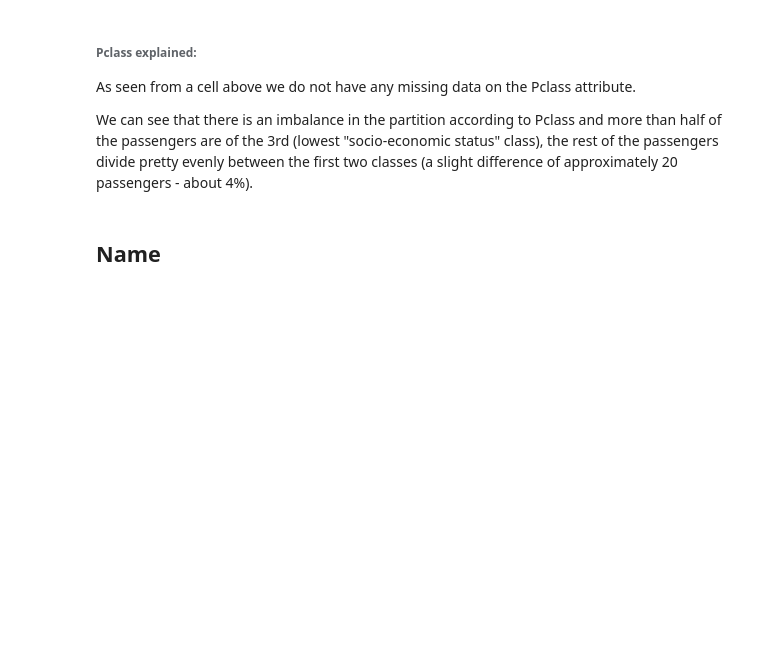
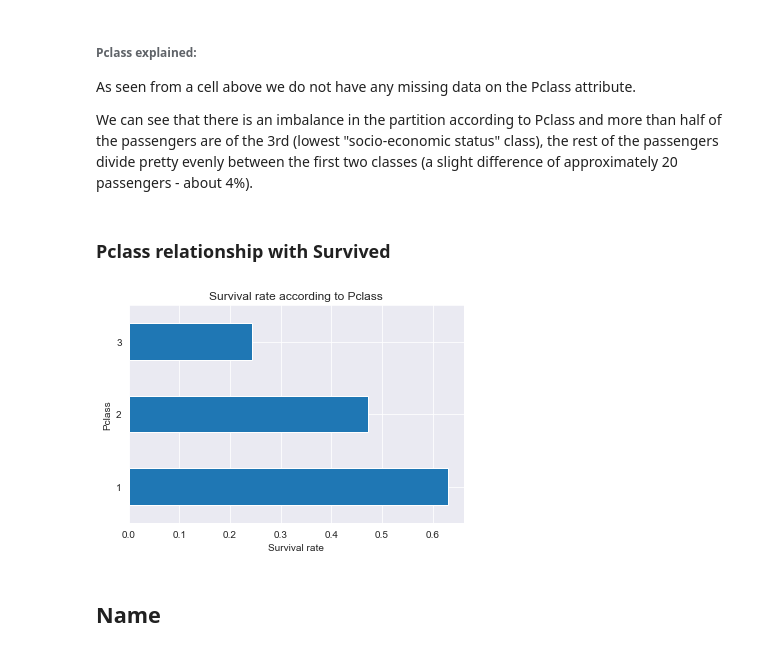
Before and after one commit to Niv-Moshe/Titanic, a Jupyter notebook: eda.ipynb, the cells around one changed output. Drawn from its saved outputs; the diff is of its cells as text; code cells hidden in the pictures; blank space fills up the shorter version.

Commit message:
added plots for relationship with Survived - more to be done

```diff
--- a/eda.ipynb
+++ b/eda.ipynb
@@ -195,4 +195,14 @@ def count_plot(df: pd.DataFrame, feature: str) -> None:
     plt.xlabel('Count')
     plt.ylabel(feature)
     plt.show();
+# %%
+# Relationship with Survived column
+def survival_rate_per_category_plot(df: pd.DataFrame, feature: str) -> None:
+    count_per_category = df.groupby(['Survived', feature]).count()['PassengerId']
+    # survival rate: how many passengers of each category were saved divided by total passengers in that category
+    survival_rate_per_category = count_per_category[1] / (count_per_category[0] + count_per_category[1])
+    survival_rate_per_category = survival_rate_per_category.sort_values(ascending=False)
+    survival_rate_per_category.plot(kind="barh", width=0.5);
+    plt.title(f'Survival rate according to {feature}', fontsize=12)
+    plt.xlabel("Survival rate");
 # %% [markdown]
@@ -268,6 +302,12 @@ pie_chart(titanic, feature='Pclass', categories=[1, 2, 3])
 As seen from a cell above we do not have any missing data on the Pclass attribute.
 
 We can see that there is an imbalance in the partition according to Pclass and more than half of the passengers are of the 3rd (lowest "socio-economic status" class), the rest of the passengers divide pretty evenly between the first two classes (a slight difference of approximately 20 passengers - about 4%).
+# %% [markdown]
+### Pclass relationship with Survived
+# %%
+survival_rate_per_category_plot(titanic, feature='Pclass')
+# %% [output]
+[figure, added]
 # %% [markdown]
 ## Name
 # %%
```
Also changed, not shown: parts of 32 cells of this notebook.
